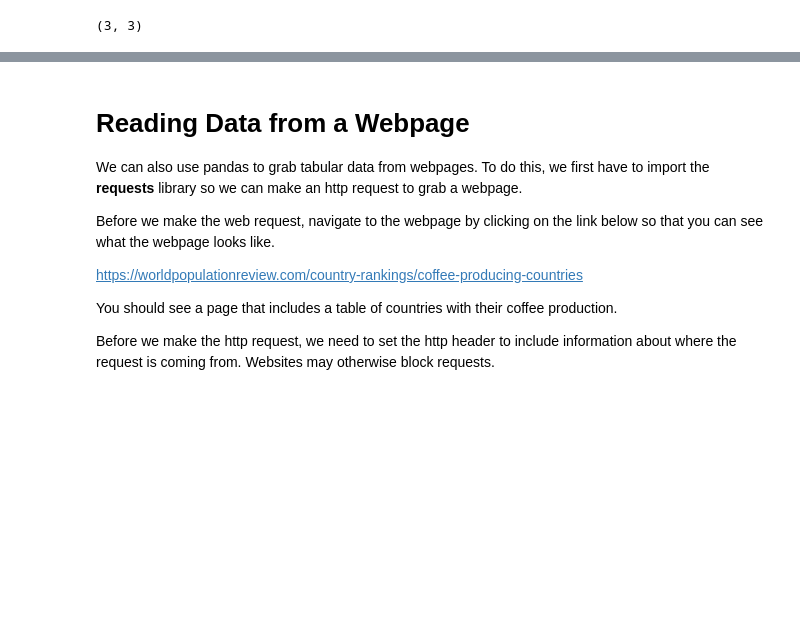
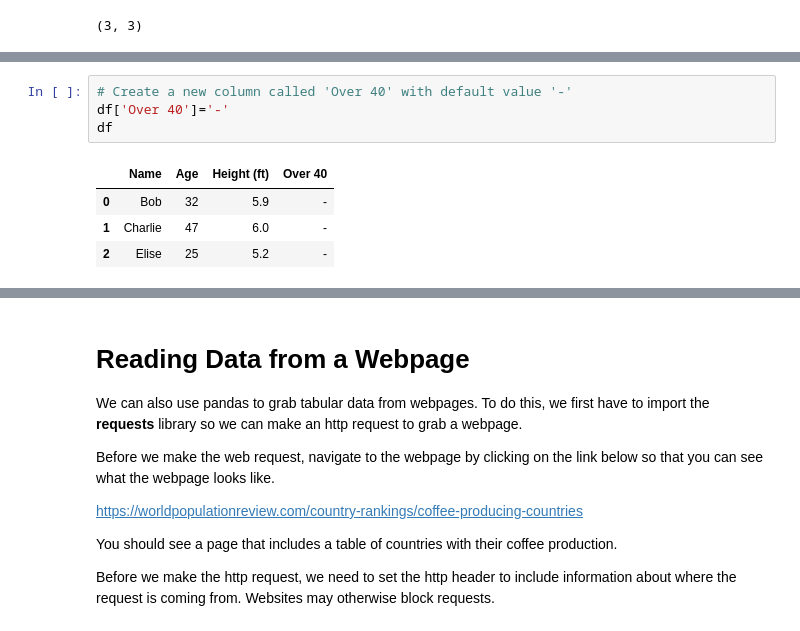
Before and after one commit to guyfrancis/dat1001, a Jupyter notebook: Pandas.ipynb, the cells around one changed output, grey strips where cells are left out. Drawn from its saved outputs; the diff is of its cells as text; blank space fills up the shorter version.

```diff
--- a/Pandas.ipynb
+++ b/Pandas.ipynb
@@ -70,0 +88,9 @@ df.shape
+# %%
+# Create a new column called 'Over 40' with default value '-'
+df['Over 40']='-'
+df
+# %% [output]
+|  | Name | Age | Height (ft) | Over 40 |
+| 0 | Bob | 32 | 5.9 | - |
+| 1 | Charlie | 47 | 6.0 | - |
+| 2 | Elise | 25 | 5.2 | - |
```
Also changed, not shown: parts of 15 cells of this notebook.
